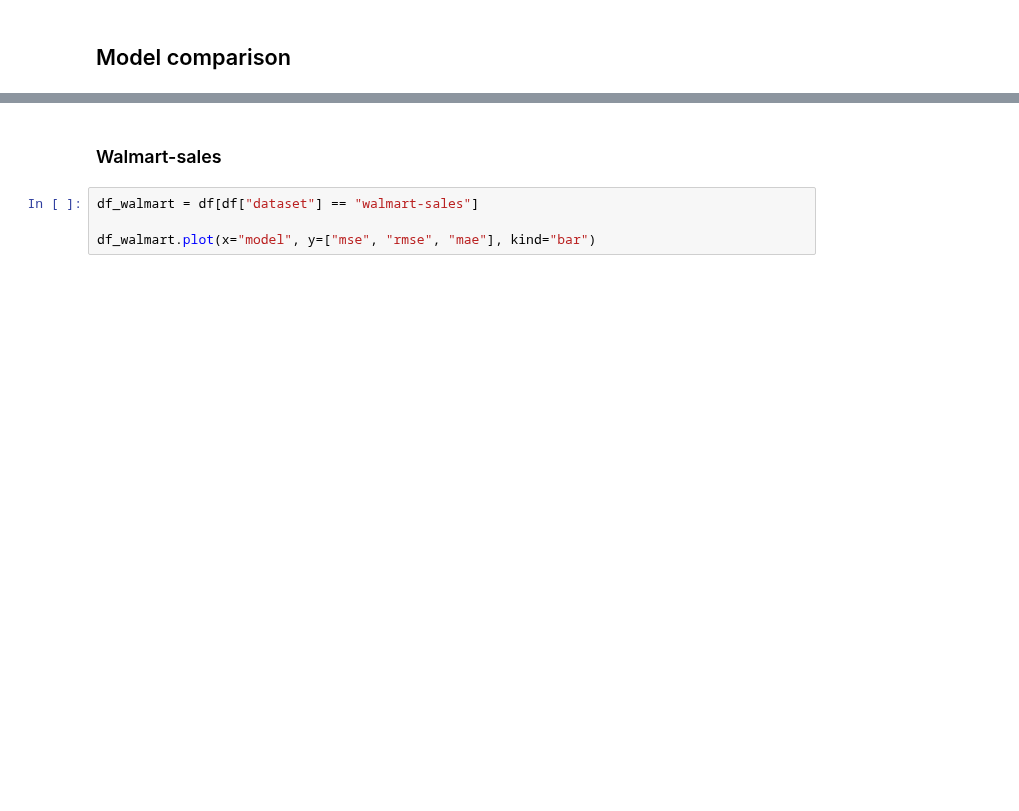
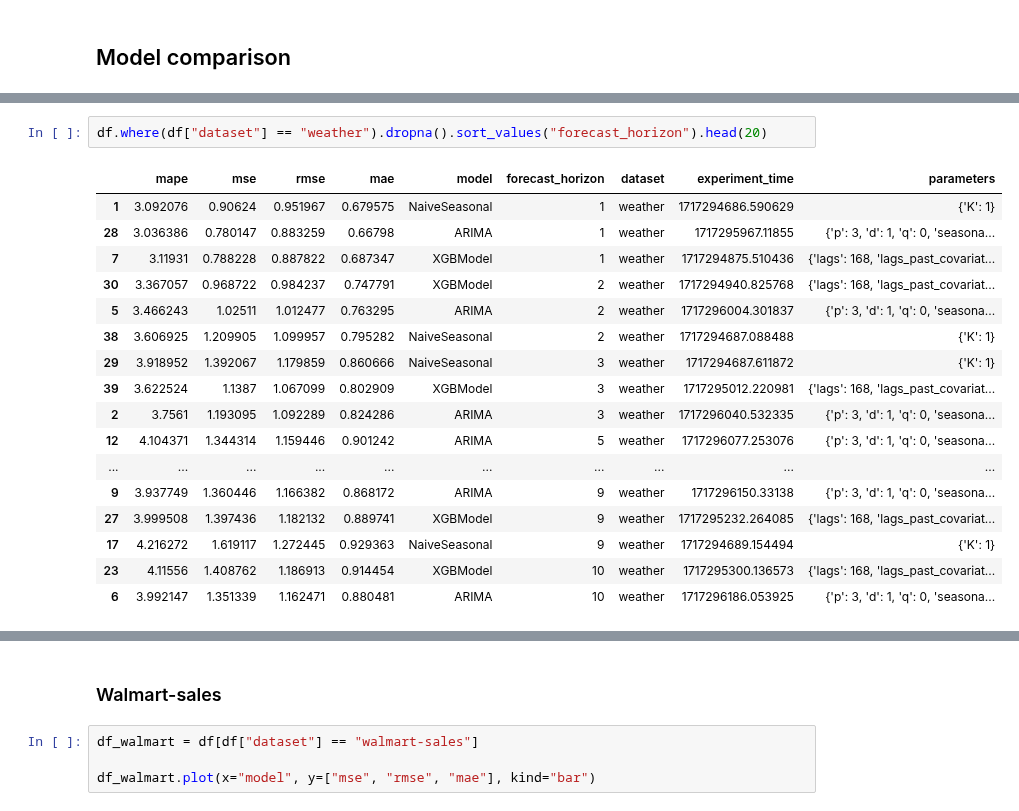
Before and after one commit to kosmydel/stock-timeseries-prediction, a Jupyter notebook: raport.ipynb, the cells around one changed output, grey strips where cells are left out. Saved outputs shown, nothing was run; the diff lists cells and outputs as text; blank space fills up the shorter version.

```diff
--- a/raport.ipynb
+++ b/raport.ipynb
@@ -53,0 +60,20 @@ TypeError: no numeric data to plot
+# %%
+df.where(df["dataset"] == "weather").dropna().sort_values("forecast_horizon").head(20)
+# %% [output]
+|  | mape | mse | rmse | mae | model | forecast_horizon | dataset | experiment_time | parameters |
+| 1 | 3.092076 | 0.90624 | 0.951967 | 0.679575 | NaiveSeasonal | 1 | weather | 1717294686.590629 | {'K': 1} |
+| 28 | 3.036386 | 0.780147 | 0.883259 | 0.66798 | ARIMA | 1 | weather | 1717295967.11855 | {'p': 3, 'd': 1, 'q': 0, 'seasona... |
+| 7 | 3.11931 | 0.788228 | 0.887822 | 0.687347 | XGBModel | 1 | weather | 1717294875.510436 | {'lags': 168, 'lags_past_covariat... |
+| 30 | 3.367057 | 0.968722 | 0.984237 | 0.747791 | XGBModel | 2 | weather | 1717294940.825768 | {'lags': 168, 'lags_past_covariat... |
+| 5 | 3.466243 | 1.02511 | 1.012477 | 0.763295 | ARIMA | 2 | weather | 1717296004.301837 | {'p': 3, 'd': 1, 'q': 0, 'seasona... |
+| 38 | 3.606925 | 1.209905 | 1.099957 | 0.795282 | NaiveSeasonal | 2 | weather | 1717294687.088488 | {'K': 1} |
+| 29 | 3.918952 | 1.392067 | 1.179859 | 0.860666 | NaiveSeasonal | 3 | weather | 1717294687.611872 | {'K': 1} |
+| 39 | 3.622524 | 1.1387 | 1.067099 | 0.802909 | XGBModel | 3 | weather | 1717295012.220981 | {'lags': 168, 'lags_past_covariat... |
+| 2 | 3.7561 | 1.193095 | 1.092289 | 0.824286 | ARIMA | 3 | weather | 1717296040.532335 | {'p': 3, 'd': 1, 'q': 0, 'seasona... |
+| 12 | 4.104371 | 1.344314 | 1.159446 | 0.901242 | ARIMA | 5 | weather | 1717296077.253076 | {'p': 3, 'd': 1, 'q': 0, 'seasona... |
+| ... | ... | ... | ... | ... | ... | ... | ... | ... | ... |
+| 9 | 3.937749 | 1.360446 | 1.166382 | 0.868172 | ARIMA | 9 | weather | 1717296150.33138 | {'p': 3, 'd': 1, 'q': 0, 'seasona... |
+| 27 | 3.999508 | 1.397436 | 1.182132 | 0.889741 | XGBModel | 9 | weather | 1717295232.264085 | {'lags': 168, 'lags_past_covariat... |
+| 17 | 4.216272 | 1.619117 | 1.272445 | 0.929363 | NaiveSeasonal | 9 | weather | 1717294689.154494 | {'K': 1} |
+| 23 | 4.11556 | 1.408762 | 1.186913 | 0.914454 | XGBModel | 10 | weather | 1717295300.136573 | {'lags': 168, 'lags_past_covariat... |
+| 6 | 3.992147 | 1.351339 | 1.162471 | 0.880481 | ARIMA | 10 | weather | 1717296186.053925 | {'p': 3, 'd': 1, 'q': 0, 'seasona... |
```
Also changed, not shown: parts of 5 cells of this notebook, 36 other files.
